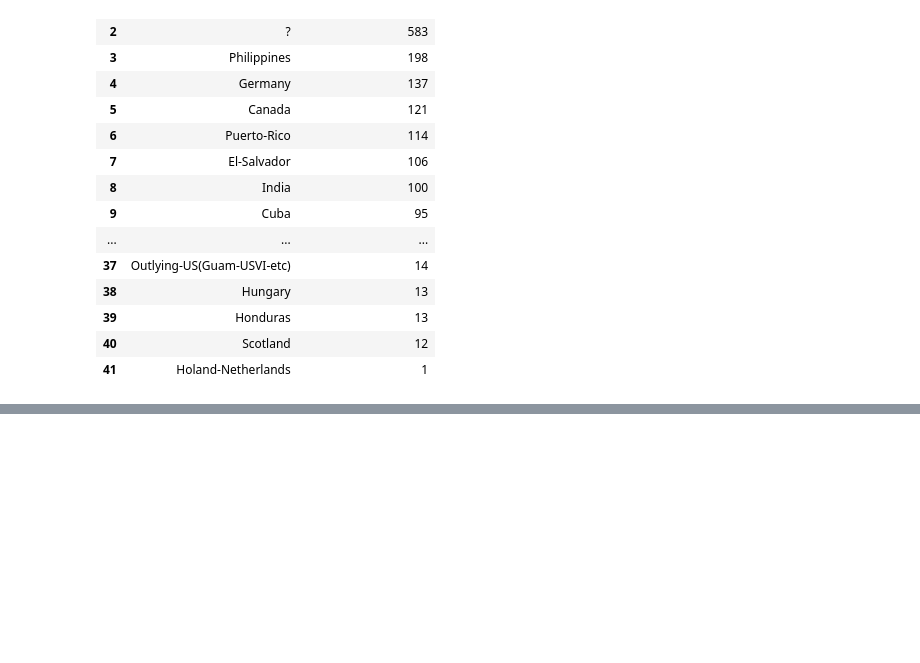
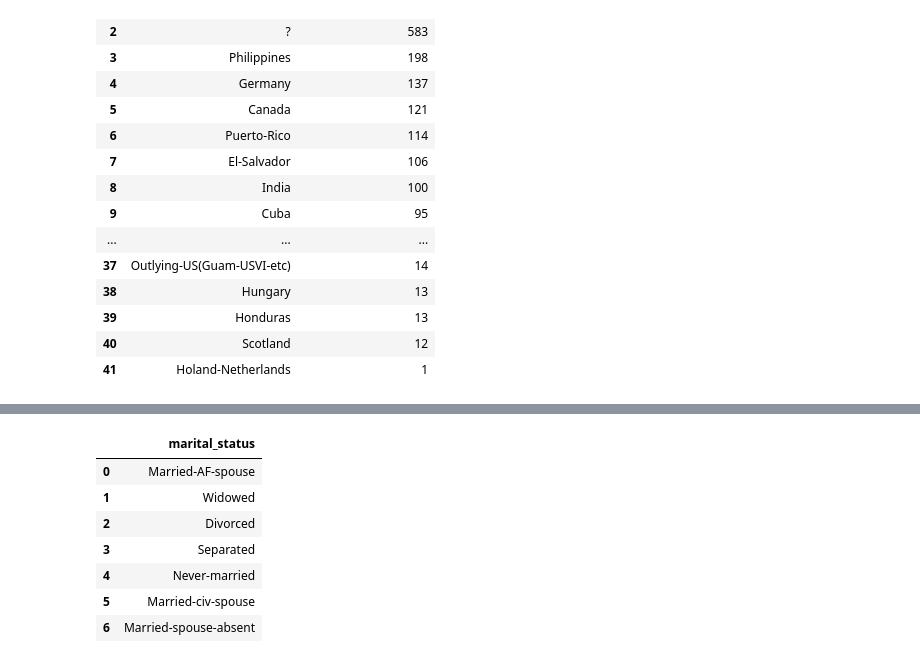
Before and after one commit to bryanfree66/bqml-examples, a Jupyter notebook: bqml_lr.ipynb, the cells around one changed output, grey strips where cells are left out. Saved outputs shown, nothing was run; the diff lists cells and outputs as text; code cells hidden in the pictures; blank space fills up the shorter version.

```diff
--- a/bqml_lr.ipynb
+++ b/bqml_lr.ipynb
@@ -377,0 +428,19 @@ client.query(query).to_dataframe()
+# %%
+# Explorando marital_status
+query = """
+SELECT
+  marital_status
+FROM
+  `bigquery-public-data.ml_datasets.census_adult_income`
+GROUP BY marital_status
+"""
+client.query(query).to_dataframe()
+# %% [output]
+|  | marital_status |
+| 0 | Married-AF-spouse |
+| 1 | Widowed |
+| 2 | Divorced |
+| 3 | Separated |
+| 4 | Never-married |
+| 5 | Married-civ-spouse |
+| 6 | Married-spouse-absent |
```
Also changed, not shown: parts of 7 cells of this notebook.
